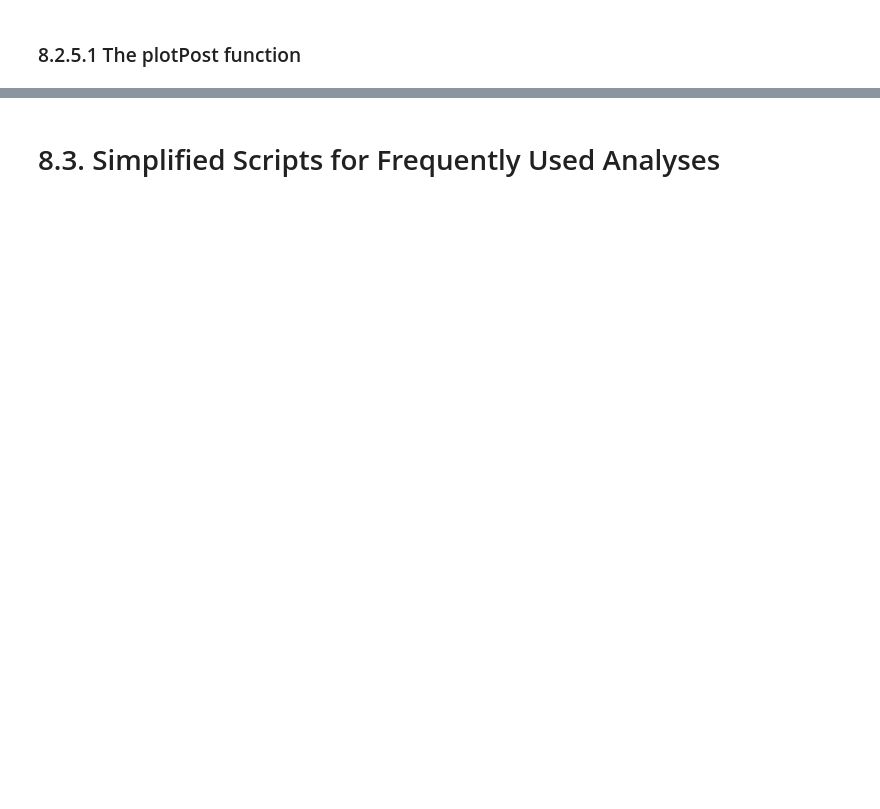
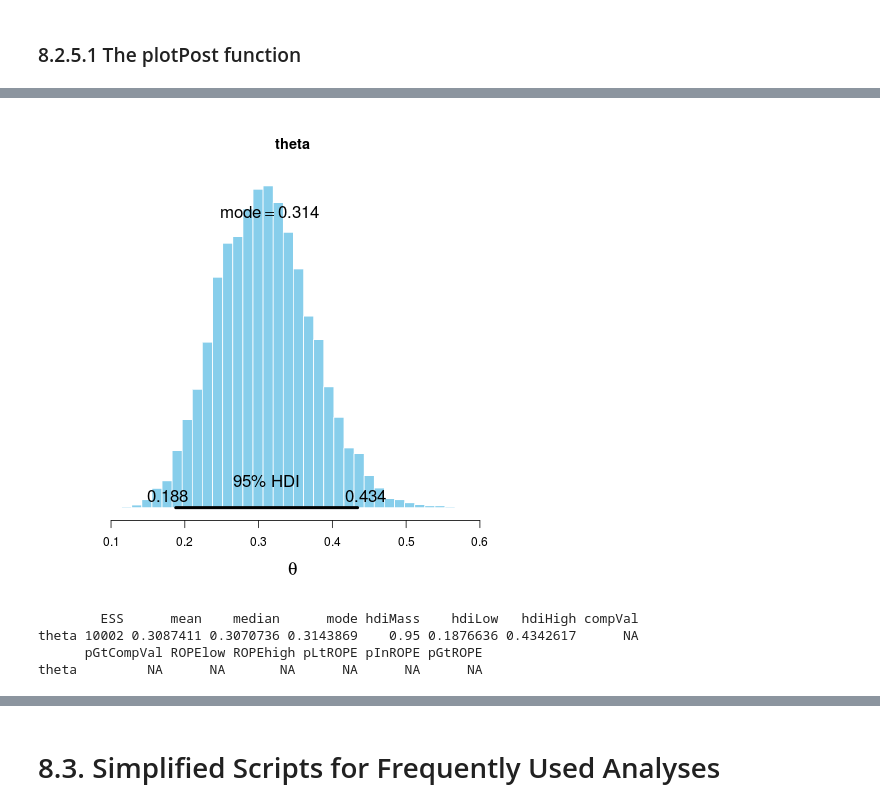
Before and after one commit to psygrammer/bayesianR, a Jupyter notebook: part2/ch08/08_JAGS.ipynb, the cells around one changed output, grey strips where cells are left out. Cells and saved outputs as stored; diff of their text form; code cells hidden in the pictures; blank space fills up the shorter version.

```diff
--- a/part2/ch08/08_JAGS.ipynb
+++ b/part2/ch08/08_JAGS.ipynb
@@ -51,3 +274,12 @@
 ### 8.2.5.1 The plotPost function
 # %% [markdown]
 <img src="figures/fig8.4.png" />
+# %%
+# Posterior descriptives:
+plotPost( codaSamples[,"theta"] , main="theta" , xlab=bquote(theta) )
+# %% [output]
+[figure, added]
+        ESS      mean    median      mode hdiMass    hdiLow   hdiHigh compVal
+theta 10002 0.3087411 0.3070736 0.3143869    0.95 0.1876636 0.4342617      NA
+      pGtCompVal ROPElow ROPEhigh pLtROPE pInROPE pGtROPE
+theta         NA      NA       NA      NA      NA      NA
```
Also changed, not shown: parts of 89 cells of this notebook, 8 other files.
